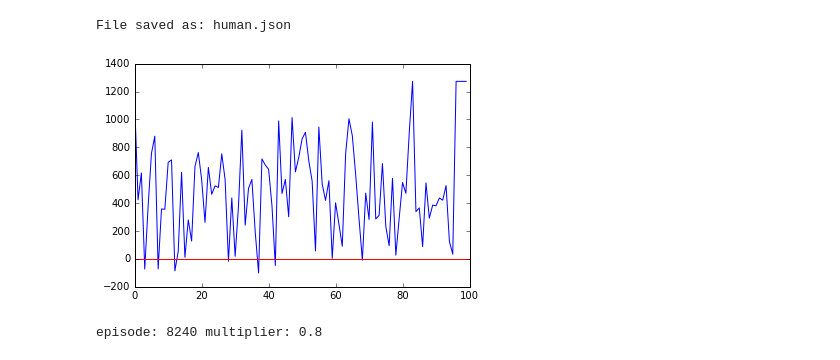
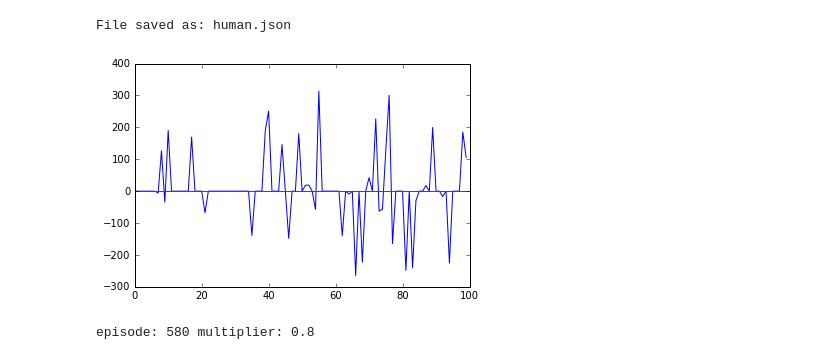
Before and after one commit to JonComo/stumbly, a Jupyter notebook: stumbly_random.ipynb, the cells around one changed output. Drawn from its saved outputs; the diff is of its cells as text; code cells hidden in the pictures.

```diff
--- a/stumbly_random.ipynb
+++ b/stumbly_random.ipynb
@@ -16,17 +16,17 @@ from matplotlib import pyplot as plt
 import numpy as np
 from IPython.display import clear_output
 import pygame
-from pygame.locals import (KEYDOWN, K_RIGHT, K_LEFT, K_r, K_s)
+from pygame.locals import (KEYDOWN, K_RIGHT, K_LEFT, K_UP, K_DOWN, K_r, K_s)
 from Box2D.b2 import pi
 from engine import Engine
 from time import sleep
 
 # train your model to (hopefully) walk by running this cell
 FILE = 'creatures/human.json'
-WEIGHT_FILE = 'human_ws.npy'
+WEIGHT_FILE = None #'human_controlled_ws.npy' #'human_ws.npy'
 
 TIMESTEPS = 60 # timesteps per episode
-HIDDEN = 6
+HIDDEN = 32
 
 # Physics engine and window
 LOWER_LIM = -.1 * np.pi
@@ -49,21 +49,27 @@ if body_count == 0 or joint_count == 0:
     engine.close()
     raise RuntimeError("Your model doesn't have any physics bodies or joints")
 
-def features(time_step=0):
+def features(time_step=0, direction=1):
     f = []
 
+    avg_a = 0.0
     for b in engine.world.bodies:
         if b.userData and isinstance(b.userData, dict):
             a = b.angle % ANGLE_RANGE
+            #avg_a += a
             a /= ANGLE_RANGE
             a = a * 2.0 - 1.0
             f += [a]
             #f += [engine.to_screen(b.position)[1] / engine.height]
 
+    #f += [avg_a/len(engine.world.bodies)]
+
     #f += [float(time_step/TIMESTEPS * 2.0 - 1.0)]
     f += [np.sin(time_step * 2.0)]
     #f += [np.sin(time_step)]
     #f += [np.sin(time_step / 2.0)]
+
+    f += [direction]
 
     return np.array([f])
 
@@ -218,6 +224,8 @@ while running:
     episode += 1
     last_p = body_position()
 
+    direction = np.random.randint(0, 2) * 2 - 1
+
     reset = False
     while not reset:
         for event in engine.events():
@@ -229,53 +237,63 @@ while running:
                 if k[K_r]:
                     init_w()
                     reset = True
+                elif k[K_UP]:
+                    multiplier += 0.1
+                elif k[K_DOWN]:
+                    multiplier -= 0.1
                 elif k[K_RIGHT]:
-                    multiplier += 0.1
+                    direction = 1
                 elif k[K_LEFT]:
-                    multiplier -= 0.1
+                    direction = -1
                 elif k[K_s]:
                     speedup = not speedup
                     if not speedup:
                         reset = True
                 multiplier = max(min(multiplier, 3), 0)
 
+        if np.random.random_sample() > .90 and speedup:
+            direction = np.random.randint(0, 2) * 2 - 1
 
         # step physics engine n times
         for i in range(10):
-            act(features(t), w)
+            act(features(t, direction), w)
             engine.step_physics(1)
             if not speedup:
                 engine.render()
                 engine.clock_tick()
 
 
         # reward
         new_p = body_position()
         reward = (engine.height - new_p[1]) / engine.height * 20.0 # stay high
-        reward -= new_p[0] - last_p[0]
+        reward = direction * (new_p[0] - last_p[0])
 
         total_r += reward
 
         avg_r += .001 * (reward - avg_r)
+
+        if new_p[1] > 500:
+            total_r = 0
+            reset = True
 
         if t > TIMESTEPS:
             reset = True
 
         if not speedup:
             engine.render()
             engine.clock_tick()
 
         # prepare for next rounds
         last_p = body_position()
         t += 1
 
         if last_p[0] > engine.width-50.0 or last_p[0] < 50.0:
             reset = True
             engine.render()
             engine.clock_tick()
 
 engine.close()
 # %% [output]
-[figure, old version]
+[figure, new version]
-episode: 8240 multiplier: 0.8
+episode: 580 multiplier: 0.8
 # %%
```
Also changed, not shown: parts of 1 cell of this notebook, 3 other files.
